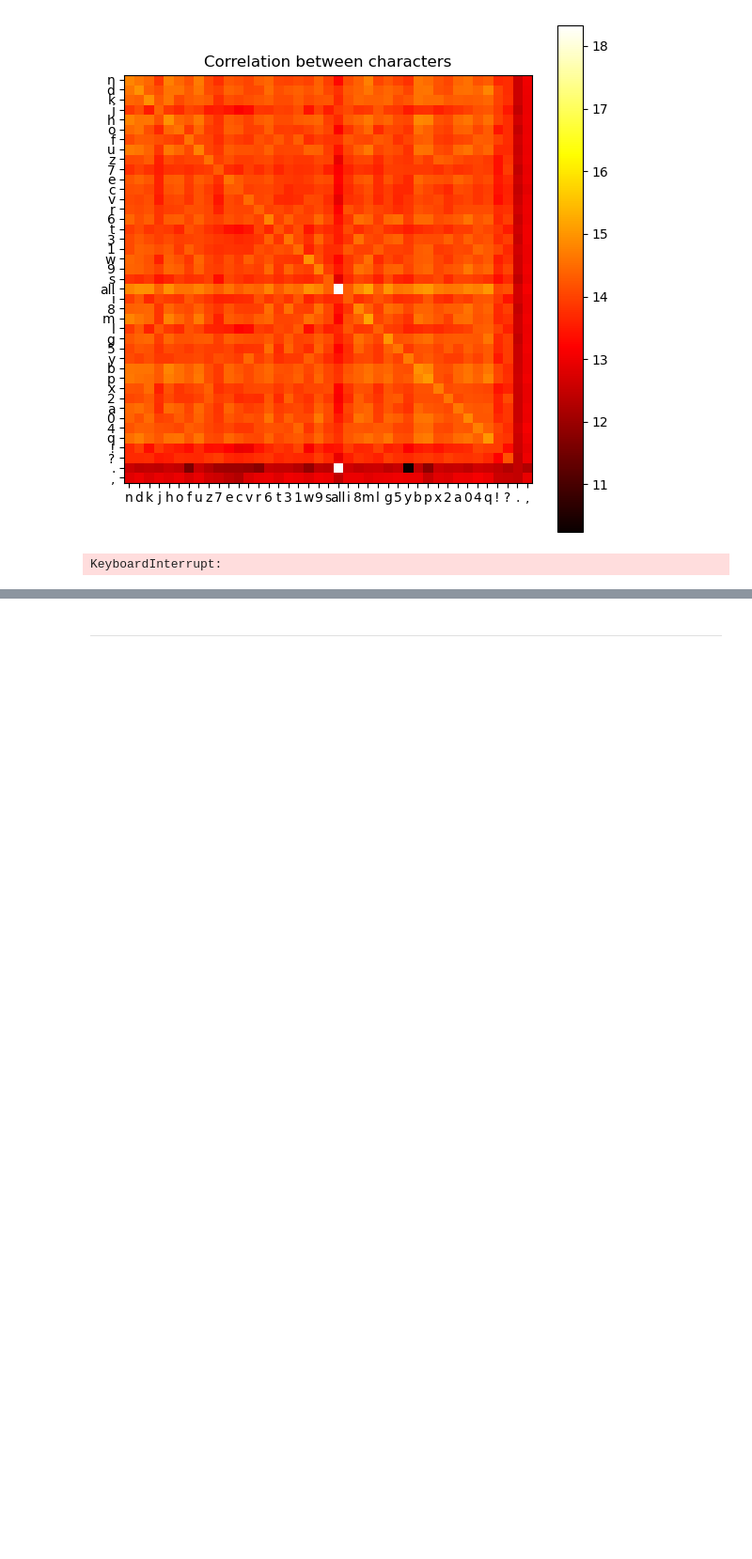
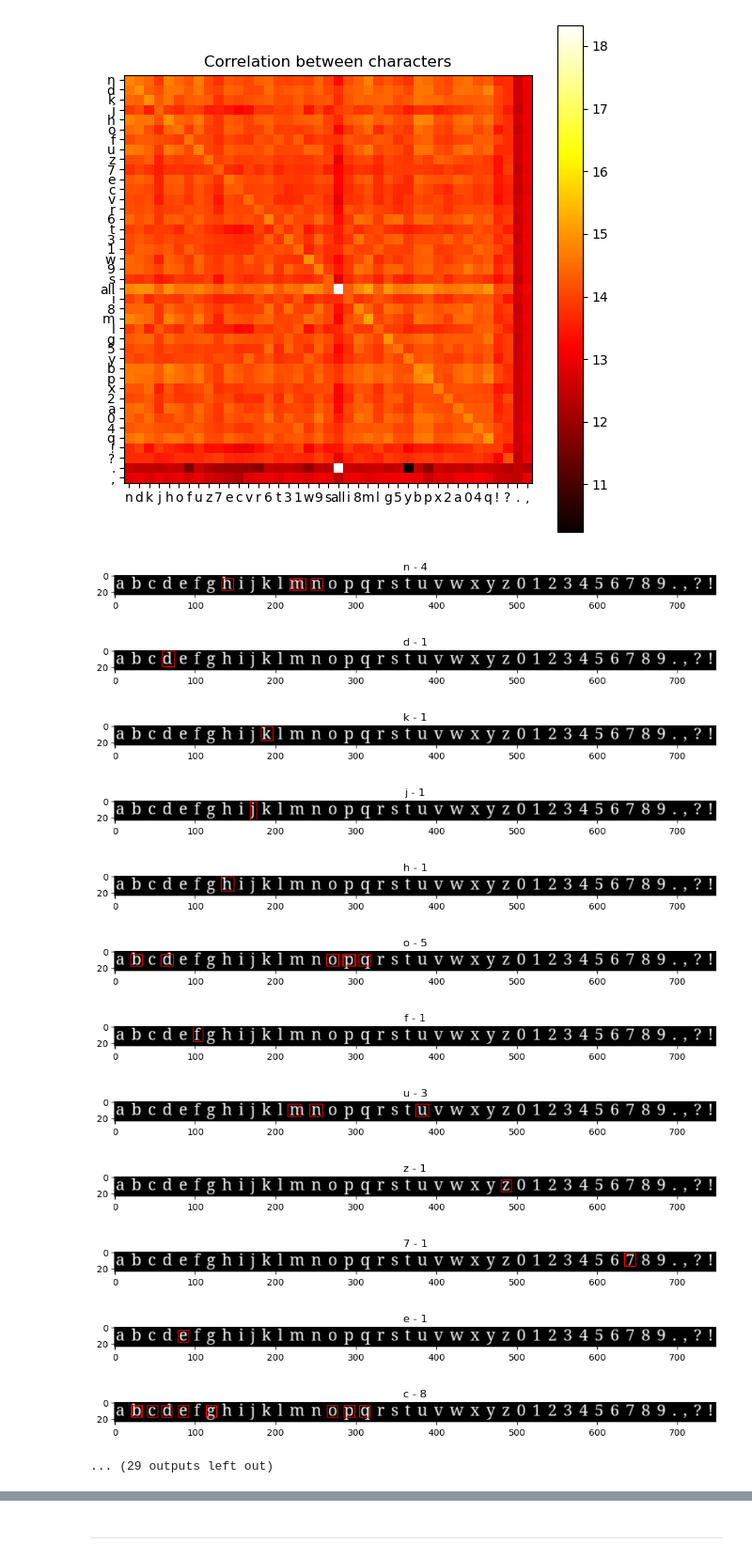
Before and after one commit to radoslawrolka/Computational_Methods_in_Science_and_Engineering, a Jupyter notebook: lab9/task2.ipynb, the cells around one changed output, grey strips where cells are left out. Shown at 94% size. Saved outputs shown, nothing was run; the diff lists cells and outputs as text; code cells hidden in the pictures; blank space fills up the shorter version.

Commit message:
chars order done

```diff
--- a/lab9/task2.ipynb
+++ b/lab9/task2.ipynb
@@ -35,7 +36,7 @@ BREAK
 Obraz wczytuję za pomocą biblioteki PIL i konwertuję go na skalę szarości
 # %%
 def read_image(filepath):
-    return ImageOps.invert(Image.open(filepath).convert('L'))
+    return np.array(ImageOps.invert(Image.open(filepath).convert('L')))
 # %% [markdown]
 # Wczytywanie czcionek
 # %% [markdown]
@@ -48,15 +49,11 @@ Wczytuję je z plików .png, konwertuję na skalę szarości i zapisuję w tabli
 # %%
 def read_fonts():
     fonts = {font: {char[:-4]: read_image(f'./fonts/{font}/{char}') for char in os.listdir(f'./fonts/{font}')} for font in os.listdir('fonts')}
+    key_mappings = [('exclamation-mark', '!'), ('question-mark', '?') ('dot', '.'), ('comma', ',')]
     for _, font in fonts.items():
-        font['!'] = font['exclamation-mark']
-        font['?'] = font['question-mark']
-        font['.'] = font['dot']
-        font[','] = font['comma']
-        del font['exclamation-mark']
-        del font['question-mark']
-        del font['dot']
-        del font['comma']
+        for old_key, new_key in key_mappings:
+            font[new_key] = font[old_key]
+            del font[old_key]
     return fonts
 # %% [markdown]
 # Dodanie wszystkich znaków do obrazu
@@ -93,27 +90,45 @@ def correlation_heatmap(font):
 correlation_heatmap(read_fonts()['serif'])
 # %% [output]
 [figure]
-# %%
-def get_char_order(font, confidence=0.9, ratio=2, show=False):
-    counter_dict = {}
-    fig, ax = plt.subplots(len(font), 1, figsize=(font['all'].size[0]/ratio, font['all'].size[1]/ratio * len(font)))
-    for i, char in enumerate(font):
-        img_cor = correlation(font['all'], font[char])
-        img_cor[img_cor<np.max(img_cor)*confidence] = 0.
-        for i, j in np.argwhere(img_cor!=0.):
-            ax[i].add_patch(patches.Rectangle((j,i), -font[char].size[0], -font[char].size[1], edgecolor='r', facecolor='none'))
-        counter_dict[char] = len(measure.find_contours(img_cor, confidence*np.max(img_cor)))
-        ax[i].imshow(img_cor, cmap='hot')
-        ax[i].set_title(f'{char}-{counter_dict[char]}')
-
-    plt.show()
-    return counter_dict
-    # subjective order
-    # return ['a', 'b', 'p', 'd', 'g', 'e', 'f', 'h', 'i', 'j', 'k', 'l', 'm', 'n', 'o', 'c', 'q', 'r', 's', 't', 'u', 'y', 'w', 'z', 'v', 'x',
-    #         '1', '2', '3', '4', '5', '6', '7', '8', '9',
-    #         '0', '?', '!', ',', '.']
-
-print(get_char_order(read_fonts()['serif'], show=True))
-# %% [output]
-KeyboardInterrupt:
+# %%
+def get_char_order(font, confidence=0.9, ratio=2, show=False):
+    counter_dict = defaultdict(list)
+    background = font['all']
+
+    for i, (char, sample) in enumerate(font.items()):
+        if char == 'all':
+            continue
+        img_cor = correlation(background, sample)
+        img_cor[img_cor<np.max(img_cor)*confidence] = 0.
+        count = len(measure.find_contours(img_cor, confidence*np.max(img_cor)))
+        counter_dict[count].append(char)
+
+        if show:
+            _, ax = plt.subplots(figsize=(background.shape[0]/ratio, background.shape[1]/ratio))
+            ax.set_title(f'{char} - {count}')
+            ax.imshow(background, cmap='gray')
+            for i, j in np.argwhere(img_cor!=0.):
+                ax.add_patch(patches.Rectangle((j,i), -sample.shape[1], -sample.shape[0], edgecolor='r', facecolor='none'))
+            plt.show()
+
+    result = []
+    for key in sorted(counter_dict):
+        result += counter_dict[key]
+    return result
+
+get_char_order(read_fonts()['serif'], show=True)
+# %% [output]
+[figure, added]
+[figure, added]
+[figure, added]
+[figure, added]
+[figure, added]
+[figure, added]
+[figure, added]
+[figure, added]
+[figure, added]
+[figure, added]
+[figure, added]
+[figure, added]
+... (29 outputs left out)
 # %% [markdown]
```
Also changed, not shown: parts of 7 cells of this notebook.
